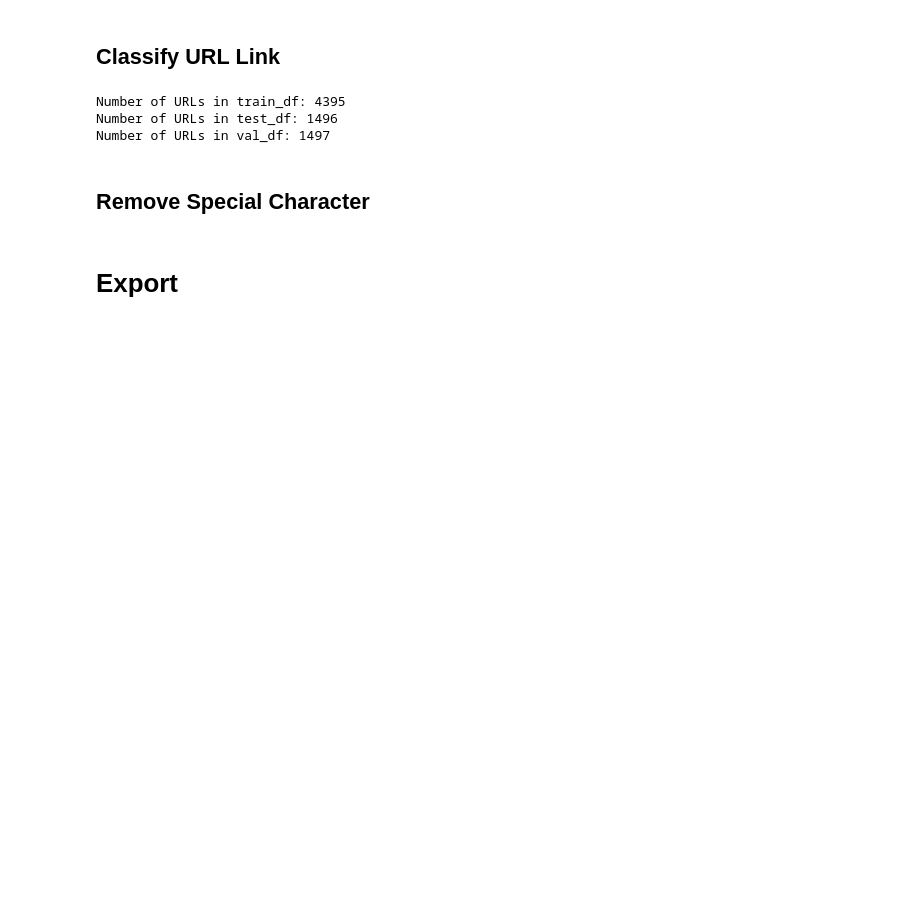
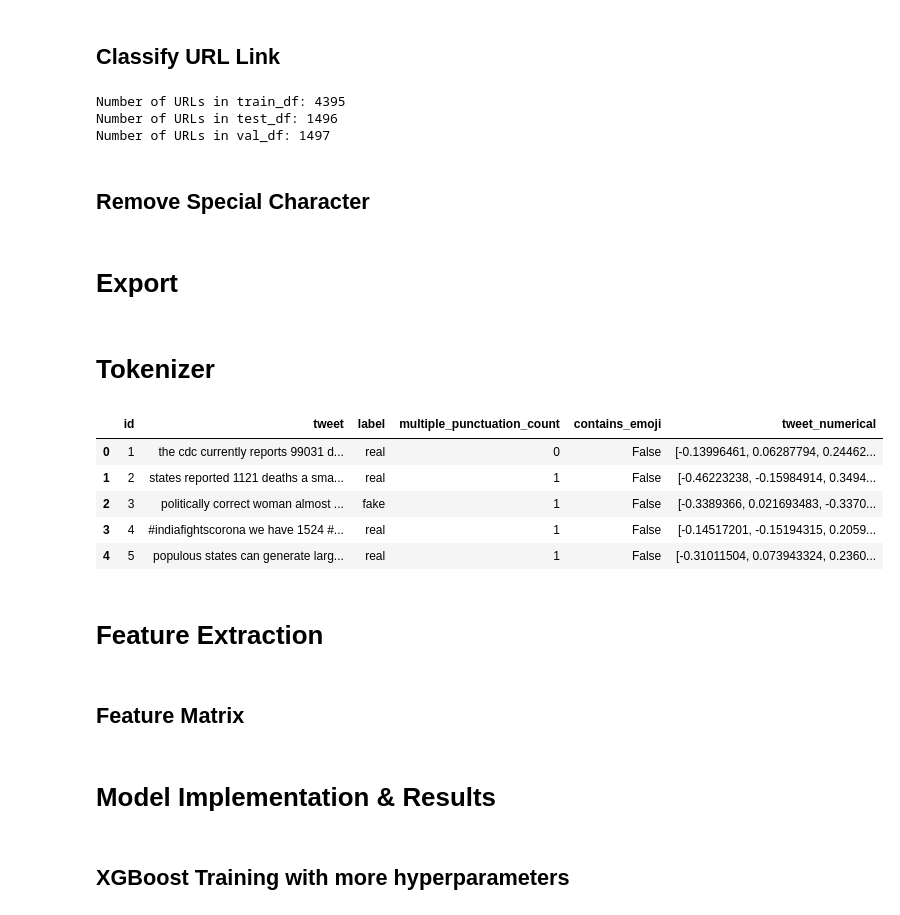
Before and after one commit to Uteytithya/fake_covid_news_detection, a Jupyter notebook: fake_covid_new_detection.ipynb, the cells around one changed output. Saved outputs shown, nothing was run; the diff lists cells and outputs as text; code cells hidden in the pictures; blank space fills up the shorter version.

```diff
--- a/fake_covid_new_detection.ipynb
+++ b/fake_covid_new_detection.ipynb
@@ -485,3 +483,41 @@ val_df.to_csv('clean/val_cleaned.csv', index=False)
 train_df.to_excel('clean/train_cleaned.xlsx', index=False)
 test_df.to_excel('clean/test_cleaned.xlsx', index=False)
 val_df.to_excel('clean/val_cleaned.xlsx', index=False)
+# %% [markdown]
+# Tokenizer
+# %%
+from transformers import BertTokenizer, BertModel
+import torch
+import numpy as np
+
+# Load pre-trained BERT tokenizer and model
+tokenizer = BertTokenizer.from_pretrained('bert-base-uncased')
+model = BertModel.from_pretrained('bert-base-uncased')
+
+def tokenize_tweet(tweet):
+    """Tokenizes a tweet and extracts the [CLS] token embedding from BERT."""
+    inputs = tokenizer(tweet, return_tensors="pt", padding=True, truncation=True, max_length=128)
+
+    with torch.no_grad():  # Disable gradient computation for efficiency
+        outputs = model(**inputs)
+
+    cls_embedding = outputs.last_hidden_state[:, 0, :]  # Extract [CLS] token representation
+    return cls_embedding.numpy().flatten()  # Convert to 1D NumPy array
+
+# Apply the function to the dataset
+train_df['tweet_numerical'] = train_df['tweet'].apply(tokenize_tweet)
+test_df['tweet_numerical'] = test_df['tweet'].apply(tokenize_tweet)
+val_df['tweet_numerical'] = val_df['tweet'].apply(tokenize_tweet)
+# %%
+train_df.head(5)
+# %% [output]
+|  | id | tweet | label | multiple_punctuation_count | contains_emoji | tweet_numerical |
+| 0 | 1 | the cdc currently reports 99031 d... | real | 0 | False | [-0.13996461, 0.06287794, 0.24462... |
+| 1 | 2 | states reported 1121 deaths a sma... | real | 1 | False | [-0.46223238, -0.15984914, 0.3494... |
+| 2 | 3 | politically correct woman almost ... | fake | 1 | False | [-0.3389366, 0.021693483, -0.3370... |
+| 3 | 4 | #indiafightscorona we have 1524 #... | real | 1 | False | [-0.14517201, -0.15194315, 0.2059... |
+| 4 | 5 | populous states can generate larg... | real | 1 | False | [-0.31011504, 0.073943324, 0.2360... |
+# %% [markdown]
+# Feature Extraction
+# %% [markdown]
+## Feature Matrix
@@ -487,0 +535,4 @@ val_df.to_excel('clean/val_cleaned.xlsx', index=False)
+# %% [markdown]
+# Model Implementation & Results
+# %% [markdown]
+## XGBoost Training with more hyperparameters
```
Also changed, not shown: parts of 24 cells of this notebook, 3 other files.
